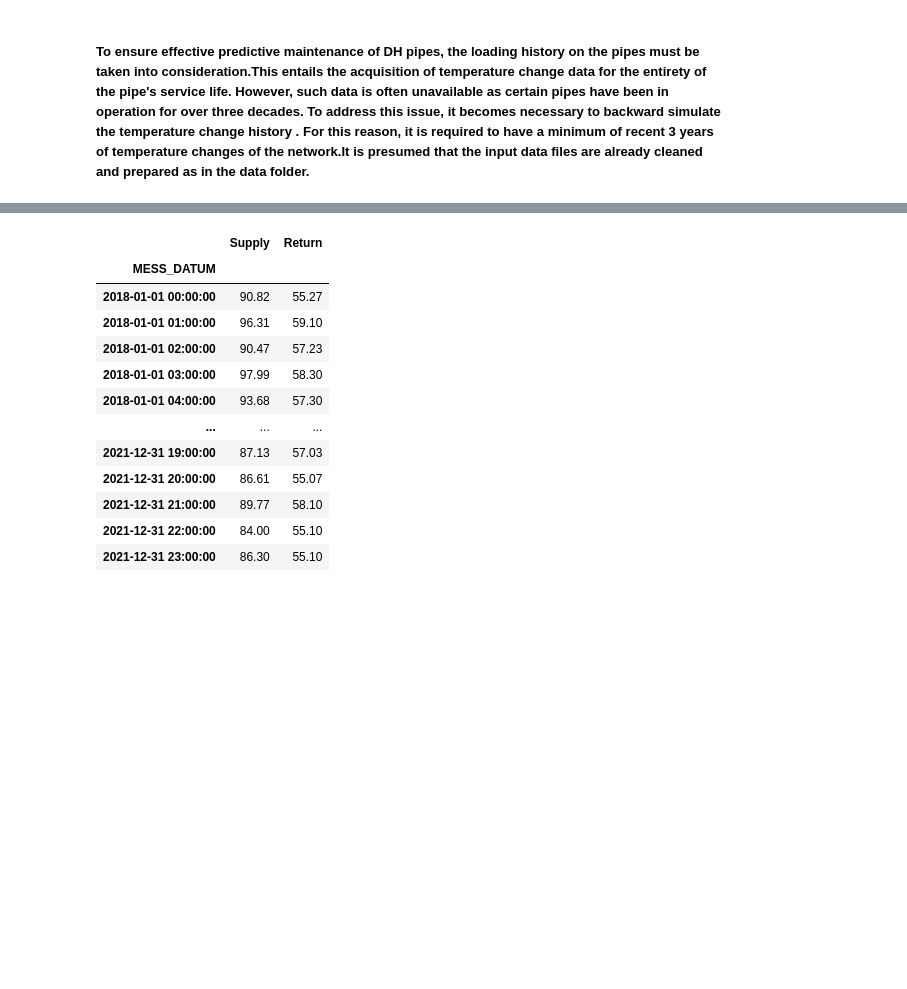
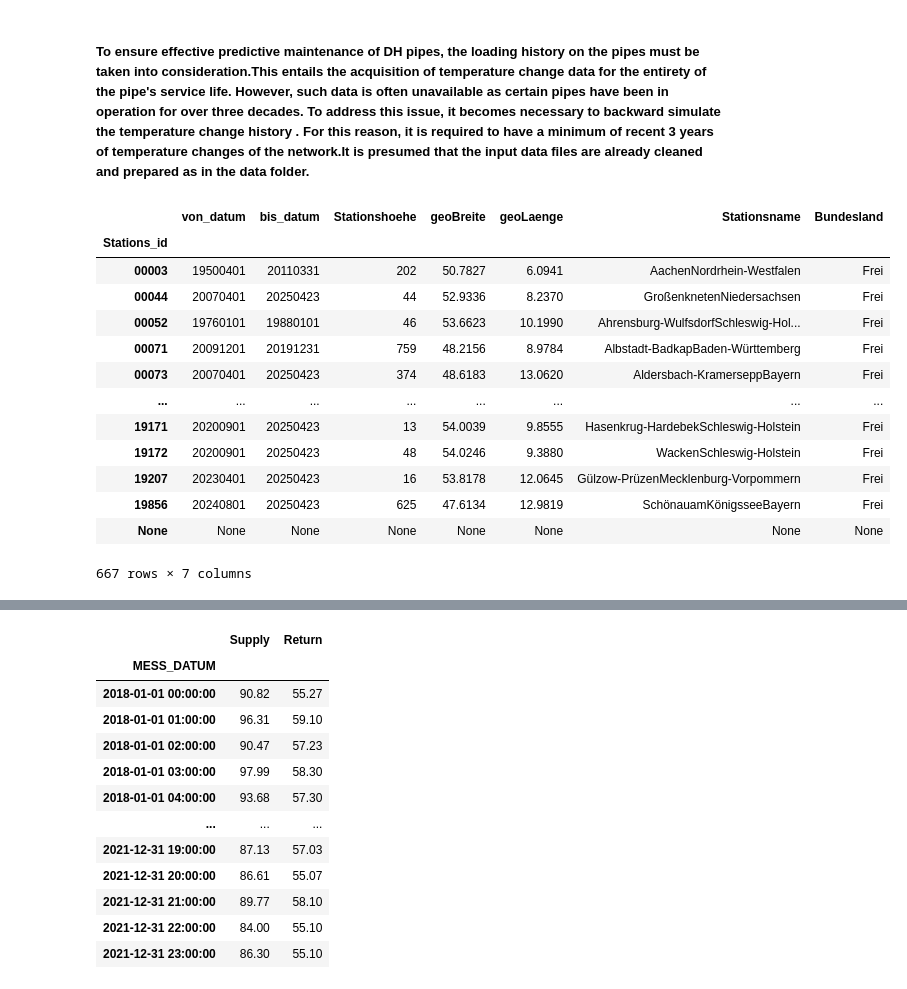
Before and after one commit to pakdad/dhc-maintenance, a Jupyter notebook: PdM_Walkthrough.ipynb, the cells around one changed output, grey strips where cells are left out. Drawn from its saved outputs; the diff is of its cells as text; code cells hidden in the pictures; blank space fills up the shorter version.

```diff
--- a/PdM_Walkthrough.ipynb
+++ b/PdM_Walkthrough.ipynb
@@ -39,6 +39,23 @@ from xgboost.sklearn import XGBClassifier
 # %%
 # Instantiating a utilit instance and name it as network
 network = simulation.Utility()
+# %%
+network.weather.dwd
+# %% [output]
+|  | von_datum | bis_datum | Stationshoehe | geoBreite | geoLaenge | Stationsname | Bundesland |
+| Stations_id |  |  |  |  |  |  |  |
+| 00003 | 19500401 | 20110331 | 202 | 50.7827 | 6.0941 | AachenNordrhein-Westfalen | Frei |
+| 00044 | 20070401 | 20250423 | 44 | 52.9336 | 8.2370 | GroßenknetenNiedersachsen | Frei |
+| 00052 | 19760101 | 19880101 | 46 | 53.6623 | 10.1990 | Ahrensburg-WulfsdorfSchleswig-Hol... | Frei |
+| 00071 | 20091201 | 20191231 | 759 | 48.2156 | 8.9784 | Albstadt-BadkapBaden-Württemberg | Frei |
+| 00073 | 20070401 | 20250423 | 374 | 48.6183 | 13.0620 | Aldersbach-KramerseppBayern | Frei |
+| ... | ... | ... | ... | ... | ... | ... | ... |
+| 19171 | 20200901 | 20250423 | 13 | 54.0039 | 9.8555 | Hasenkrug-HardebekSchleswig-Holstein | Frei |
+| 19172 | 20200901 | 20250423 | 48 | 54.0246 | 9.3880 | WackenSchleswig-Holstein | Frei |
+| 19207 | 20230401 | 20250423 | 16 | 53.8178 | 12.0645 | Gülzow-PrüzenMecklenburg-Vorpommern | Frei |
+| 19856 | 20240801 | 20250423 | 625 | 47.6134 | 12.9819 | SchönauamKönigsseeBayern | Frei |
+| None | None | None | None | None | None | None | None |
+667 rows × 7 columns
 # %%
 # It is possible to check all the list of available weather station in Germany
 network.weather.dwd
```
Also changed, not shown: parts of 12 cells of this notebook, 12 other files.
